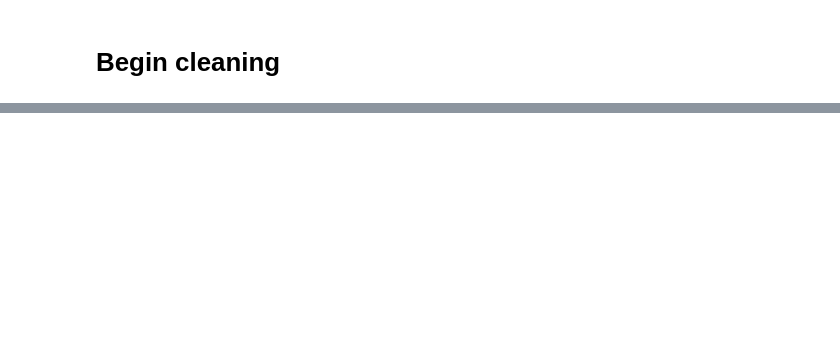
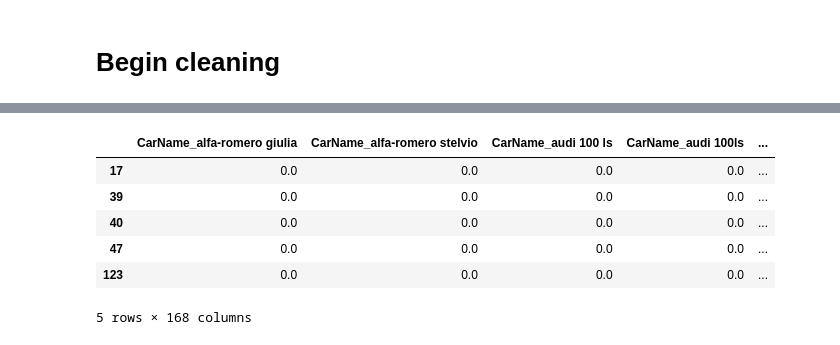
Before and after one commit to zevy613/Linear-Regression, a Jupyter notebook: (Practice)Linear Regression-statsmodels.ipynb, the cells around one changed output, grey strips where cells are left out. Cells and saved outputs as stored; diff of their text form; code cells hidden in the pictures; blank space fills up the shorter version.

```diff
--- a/(Practice)Linear Regression-statsmodels.ipynb
+++ b/(Practice)Linear Regression-statsmodels.ipynb
@@ -55,0 +108,11 @@ num_pipe = make_pipeline()
+# %%
+X_train_df = pd.DataFrame(preprocessor.transform(X_train), columns=final_features, index=X_train.index)
+X_train_df.head()
+# %% [output]
+|  | CarName_alfa-romero giulia | CarName_alfa-romero stelvio | CarName_audi 100 ls | CarName_audi 100ls | ... |
+| 17 | 0.0 | 0.0 | 0.0 | 0.0 | ... |
+| 39 | 0.0 | 0.0 | 0.0 | 0.0 | ... |
+| 40 | 0.0 | 0.0 | 0.0 | 0.0 | ... |
+| 47 | 0.0 | 0.0 | 0.0 | 0.0 | ... |
+| 123 | 0.0 | 0.0 | 0.0 | 0.0 | ... |
+5 rows × 168 columns
```
Also changed, not shown: parts of 12 cells of this notebook.
